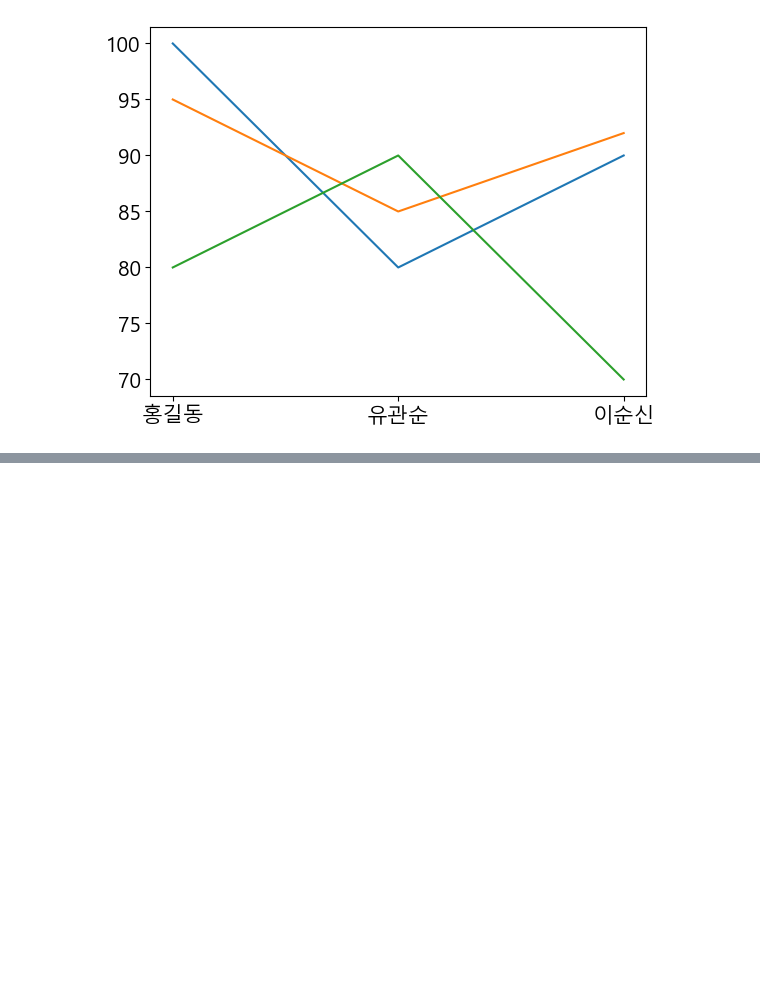
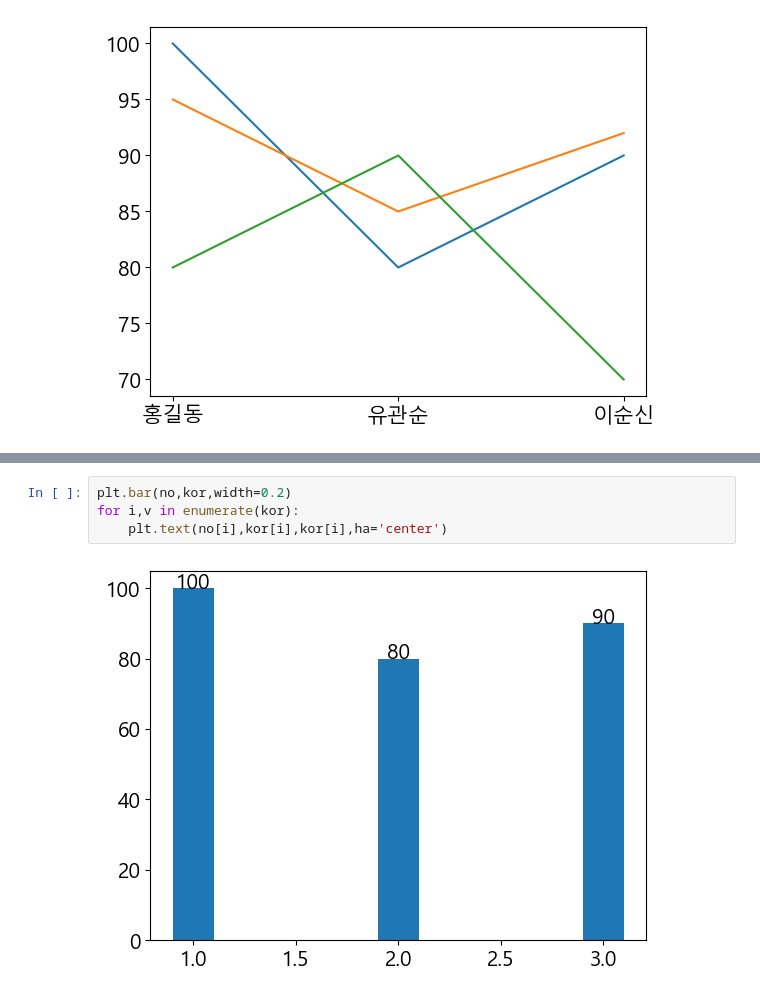
Before and after one commit to onulee/webdata, a Jupyter notebook: w0522/w0522_09.ipynb, the cells around one changed output, grey strips where cells are left out. Cells and saved outputs as stored; diff of their text form; blank space fills up the shorter version.

```diff
--- a/w0522/w0522_09.ipynb
+++ b/w0522/w0522_09.ipynb
@@ -88,3 +115,9 @@ plt.show()
+# %%
+plt.bar(no,kor,width=0.2)
+for i,v in enumerate(kor):
+    plt.text(no[i],kor[i],kor[i],ha='center')
+# %% [output]
+[figure, added]
 # %%
 colors = ['r','g','b']
 ### width : 바의 사이즈 조절
```
Also changed, not shown: parts of 9 cells of this notebook.
